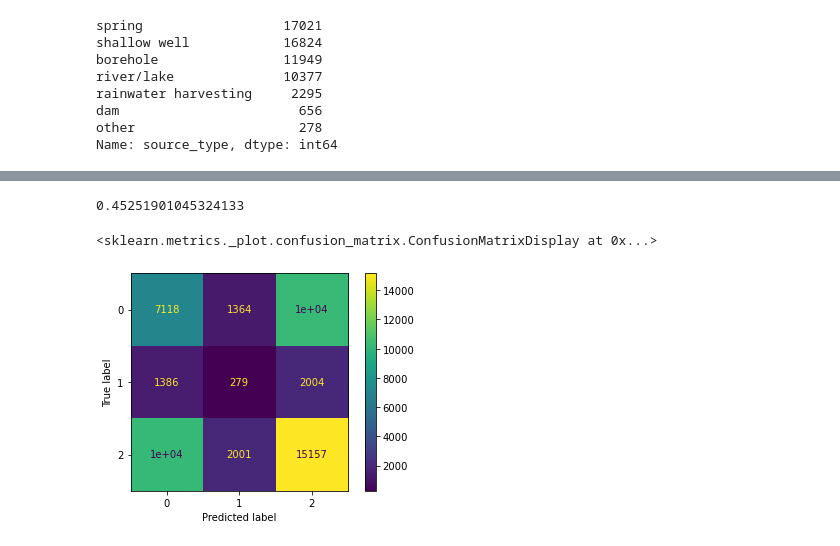
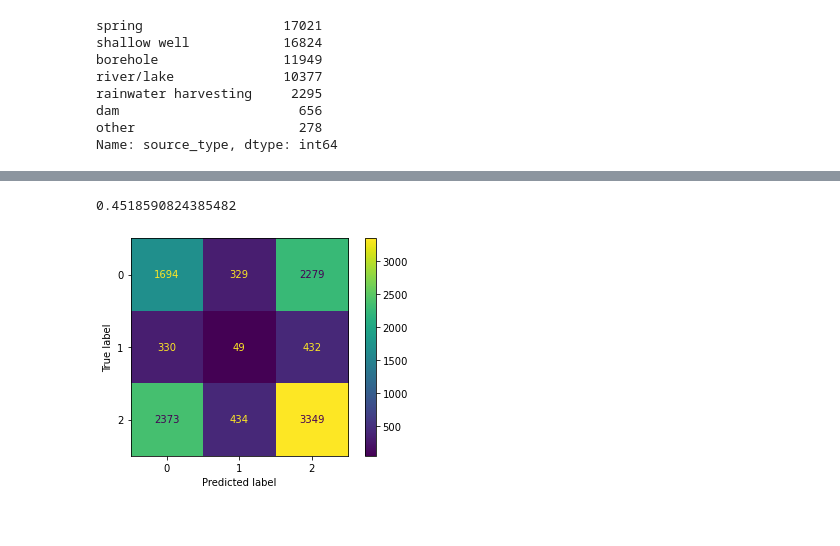
Before and after one commit to Alarsen16/Tanzanian_Water_Wells_Status, a Jupyter notebook: Final Notebook.ipynb, the cells around one changed output, grey strips where cells are left out. Saved outputs shown, nothing was run; the diff lists cells and outputs as text; code cells hidden in the pictures.

```diff
--- a/Final Notebook.ipynb
+++ b/Final Notebook.ipynb
@@ -85,7 +88,9 @@ train_df = train_df.drop(['scheme_name',
                          'source',
                          'source_class',
                          'waterpoint_type',
-                         'date_recorded'], axis=1)
+                         'date_recorded',
+                         'public_meeting',
+                         'scheme_management'], axis=1)
 # %%
 train_df = train_df.set_index('id')
 # %%
@@ -158,7 +161,6 @@ waterpoint_type_group    0
 status                   0
 dtype: int64
 # %%
-train_df['public_meeting'] = train_df['public_meeting'].astype(int)
 train_df['permit'] = train_df['permit'].astype(int)
 # %%
 X = train_df.drop(['status_group', 'status'], axis=1)
@@ -219,0 +188,33 @@ X_clean
+# %%
+X_train, X_test, y_train, y_test = train_test_split(X, y, test_size=0.2)
+# %%
+X_train_ohe = X_train.select_dtypes('object')
+X_train_ohe = pd.concat([X_train_ohe, X_train[['region_code', 'district_code']]], axis=1)
+X_test_ohe = X_test.select_dtypes('object')
+X_test_ohe = pd.concat([X_test_ohe, X_test[['region_code', 'district_code']]], axis=1)
+
+ohe = OneHotEncoder(categories='auto', sparse=False, drop='first')
+ohe.fit(X_train_ohe)
+X_train_ohe_trans = ohe.transform(X_train_ohe)
+X_test_ohe_trans = ohe.transform(X_test_ohe)
+
+train_temp_df = pd.DataFrame(X_train_ohe_trans, columns=ohe.get_feature_names(), index=X_train.index)
+test_temp_df = pd.DataFrame(X_test_ohe_trans, columns=ohe.get_feature_names(), index=X_test.index)
+
+X_train_ss = X_train.select_dtypes(exclude='object').drop(['permit','region_code','district_code'], axis=1)
+X_test_ss = X_test.select_dtypes(exclude='object').drop(['permit','region_code','district_code'], axis=1)
+
+ss = StandardScaler()
+ss.fit(X_train_ss)
+X_train_scaled = ss.transform(X_train_ss)
+X_test_scaled = ss.transform(X_test_ss)
+
+train_temp_df1 = pd.DataFrame(X_train_scaled, index=X_train.index, columns=X_train_ss.columns)
+test_temp_df1 = pd.DataFrame(X_test_scaled, index=X_test.index, columns=X_test_ss.columns)
+
+
+train_temp_df2 = X_train[['permit']]
+test_temp_df2 = X_test[['permit']]
+
+X_train_clean = pd.concat([train_temp_df1, train_temp_df2, train_temp_df], axis=1)
+X_test_clean = pd.concat([test_temp_df1, test_temp_df2, test_temp_df], axis=1)
@@ -220,10 +258,9 @@ X_clean
 # %%
 dummy = DummyClassifier(random_state=16)
-dummy.fit(X_clean, y)
-print(dummy.score(X_clean, y))
+dummy.fit(X_train_clean, y_train)
+print(dummy.score(X_test_clean, y_test))
 
-plot_confusion_matrix(dummy, X_clean, y);
+plot_confusion_matrix(dummy, X_test_clean, y_test);
 # %% [output]
-0.45251901045324133
+0.4518590824385482
-<sklearn.metrics._plot.confusion_matrix.ConfusionMatrixDisplay at 0x...>
-[figure, old version]
+[figure, new version]
```
Also changed, not shown: parts of 12 cells of this notebook.
